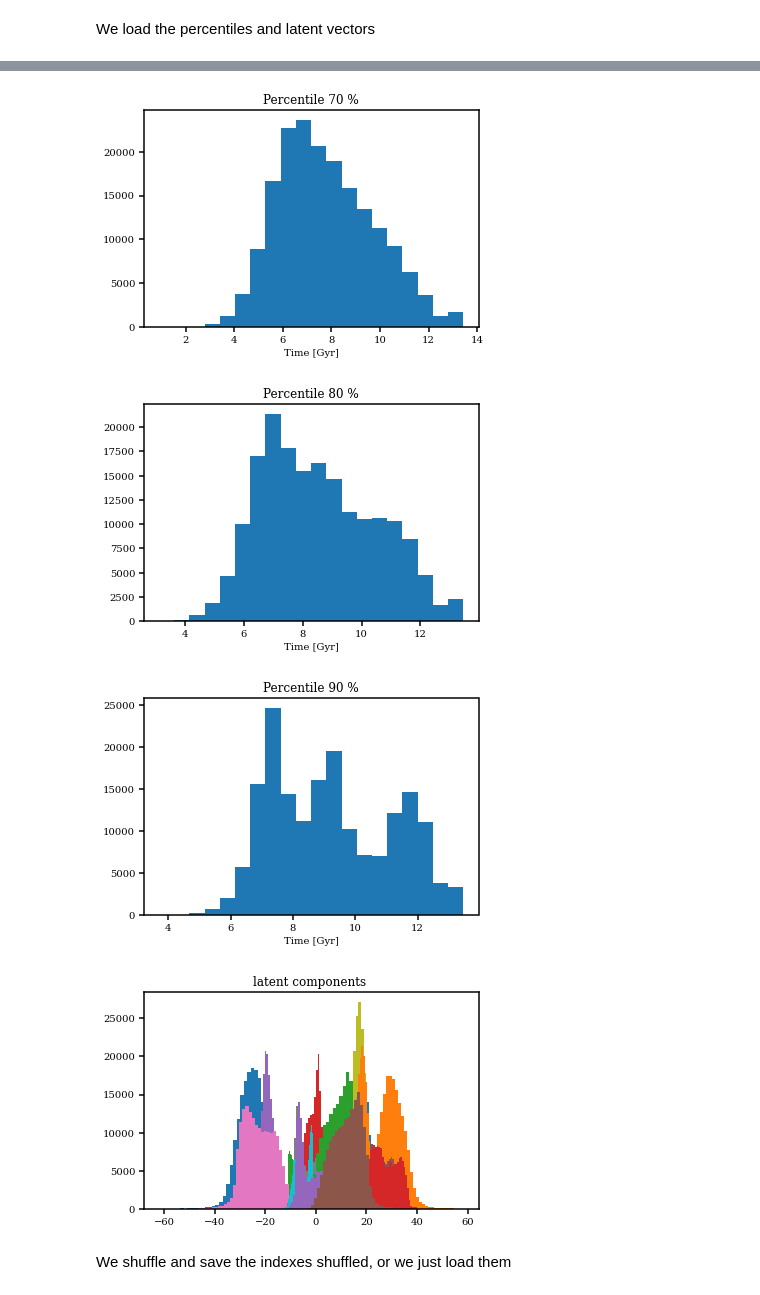
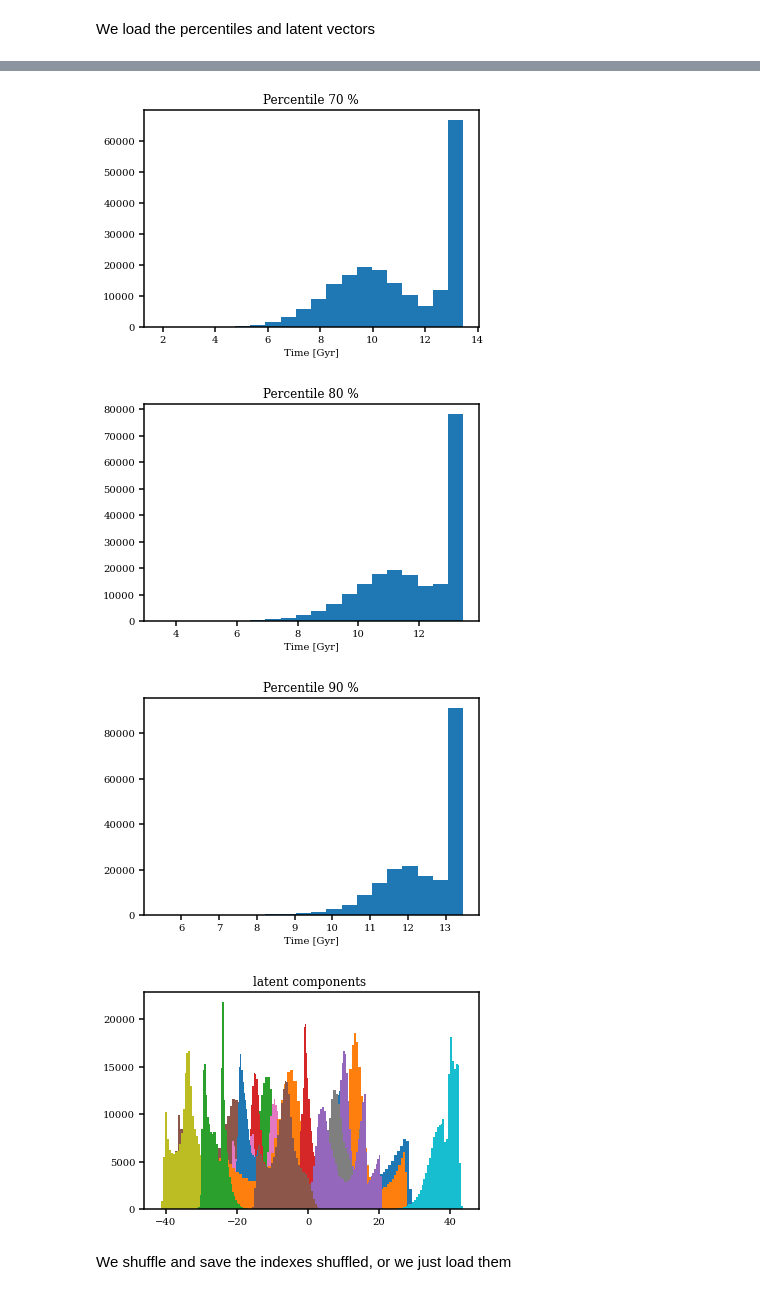
Before and after one commit to patriglesias/SBI_SFHs, a Jupyter notebook: observations_prior/posterior_estimation.ipynb, the cells around one changed output, grey strips where cells are left out. Saved outputs shown, nothing was run; the diff lists cells and outputs as text; code cells hidden in the pictures.

```diff
--- a/observations_prior/posterior_estimation.ipynb
+++ b/observations_prior/posterior_estimation.ipynb
@@ -34,9 +34,9 @@ mpl.rcParams["figure.figsize"] = (15,10)
 # %% [markdown]
 We load the percentiles and latent vectors
 # %%
-latents_batch=np.load('./saved_models/latents_all.npy',allow_pickle=True)
-percentiles=np.load('./saved_input/y.npy',allow_pickle=True)
-latents=np.zeros((180000,16))
+latents_batch=np.load('./saved_models/latents_all_m16.npy',allow_pickle=True)
+percentiles=np.load('./saved_input/y_m16.npy',allow_pickle=True)
+latents=np.zeros((200000,16))
 batch_size=128
 
 #to create a single dataset with all the minibatches
@@ -71,7 +71,7 @@ plt.show()
-[figure, old version]
+[figure, new version]
-[figure, old version]
+[figure, new version]
-[figure, old version]
+[figure, new version]
-[figure, old version]
+[figure, new version]
 # %% [markdown]
 We shuffle and save the indexes shuffled, or we just load them
 # %%
```
Also changed, not shown: parts of 8 cells of this notebook, 9 other files.
